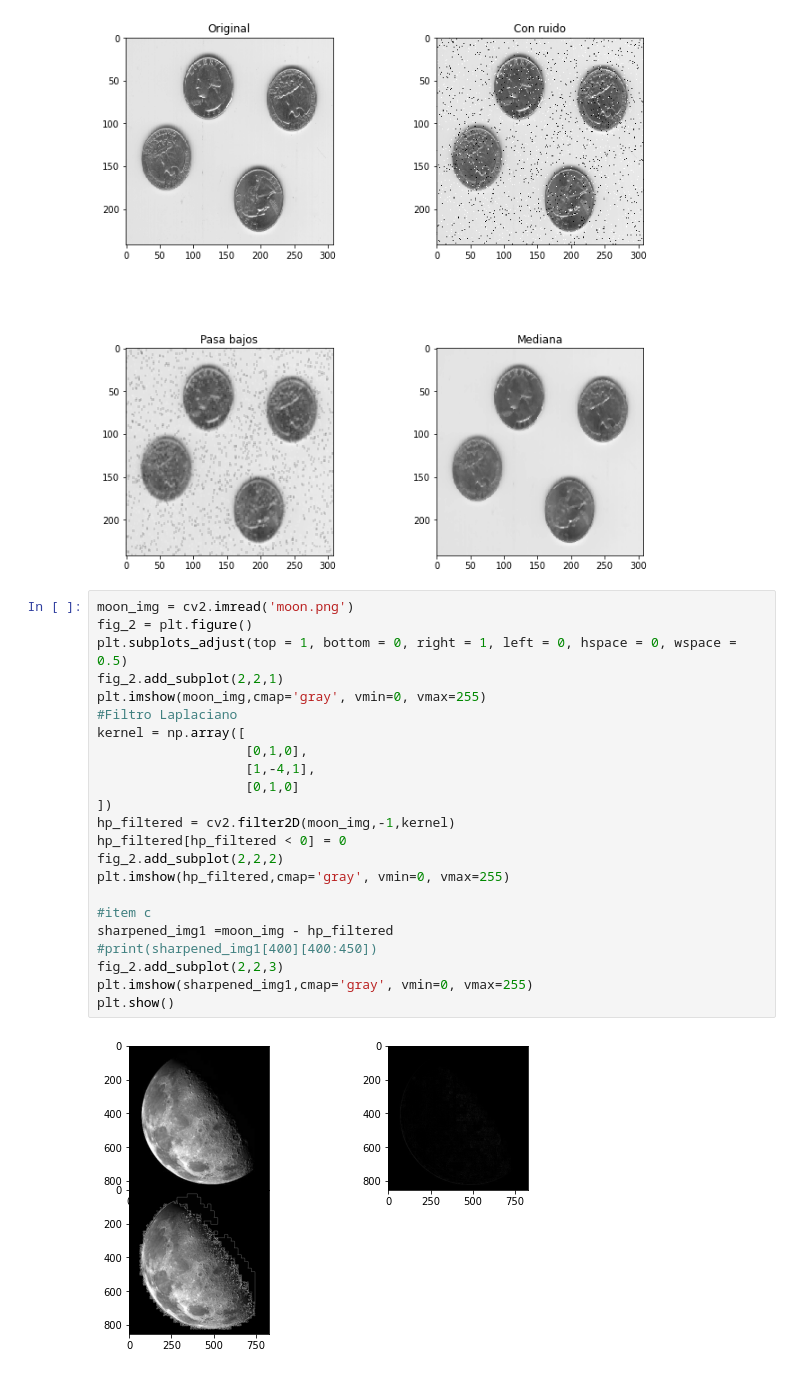
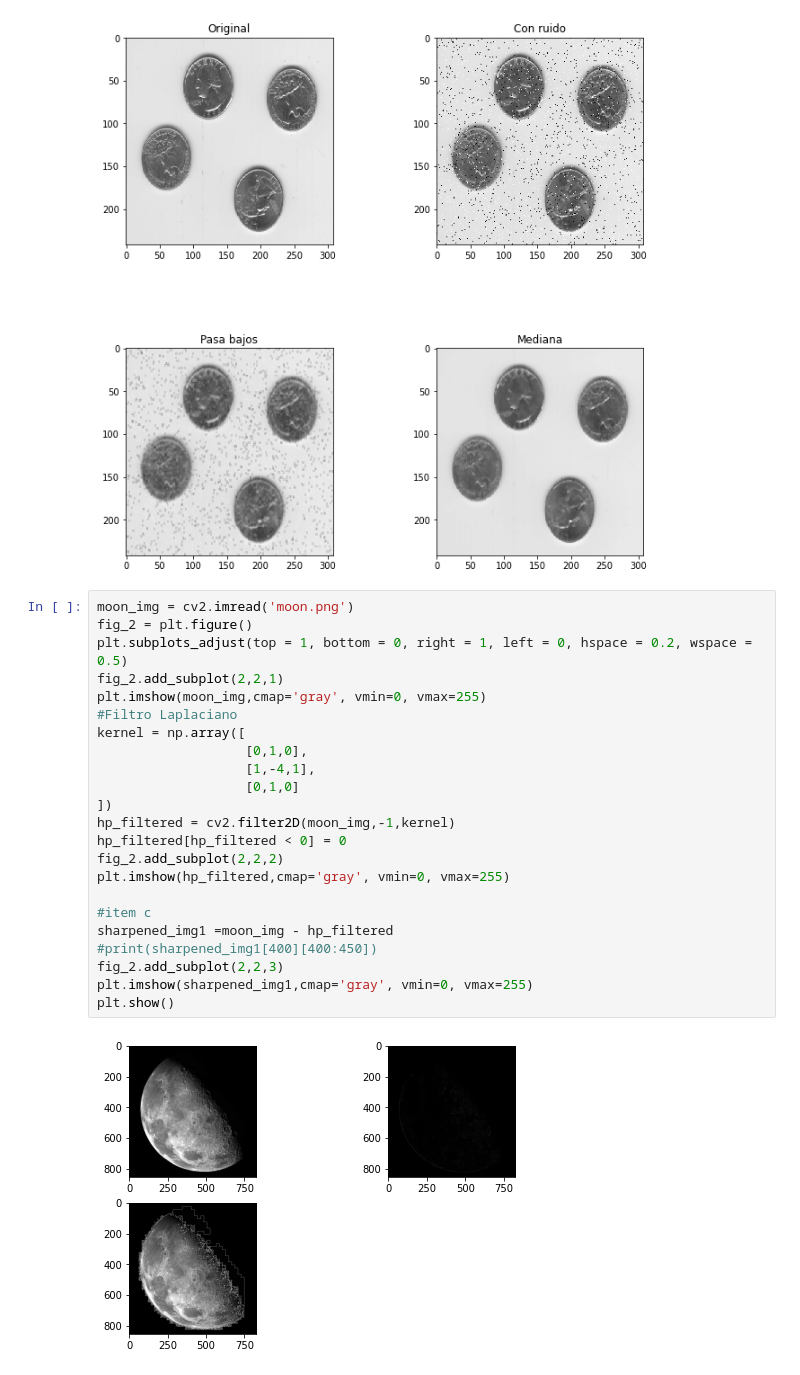
Before and after one commit to LuFernandez/imagaynes, a Jupyter notebook: TpFiltros/TPimagenes.ipynb, the cells around one changed output. Cells and saved outputs as stored; diff of their text form.

```diff
--- a/TpFiltros/TPimagenes.ipynb
+++ b/TpFiltros/TPimagenes.ipynb
@@ -40,25 +40,25 @@ plt.show()
 # %%
 moon_img = cv2.imread('moon.png')
 fig_2 = plt.figure()
-plt.subplots_adjust(top = 1, bottom = 0, right = 1, left = 0, hspace = 0, wspace = 0.5)
+plt.subplots_adjust(top = 1, bottom = 0, right = 1, left = 0, hspace = 0.2, wspace = 0.5)
 fig_2.add_subplot(2,2,1)
 plt.imshow(moon_img,cmap='gray', vmin=0, vmax=255)
 #Filtro Laplaciano
 kernel = np.array([
                    [0,1,0],
                    [1,-4,1],
                    [0,1,0]
 ])
 hp_filtered = cv2.filter2D(moon_img,-1,kernel)
 hp_filtered[hp_filtered < 0] = 0
 fig_2.add_subplot(2,2,2)
 plt.imshow(hp_filtered,cmap='gray', vmin=0, vmax=255)
 
 #item c
 sharpened_img1 =moon_img - hp_filtered
 #print(sharpened_img1[400][400:450])
 fig_2.add_subplot(2,2,3)
 plt.imshow(sharpened_img1,cmap='gray', vmin=0, vmax=255)
 plt.show()
 # %% [output]
-[figure, old version]
+[figure, new version]
```
Also changed, not shown: parts of 3 cells of this notebook, 1 other file.
